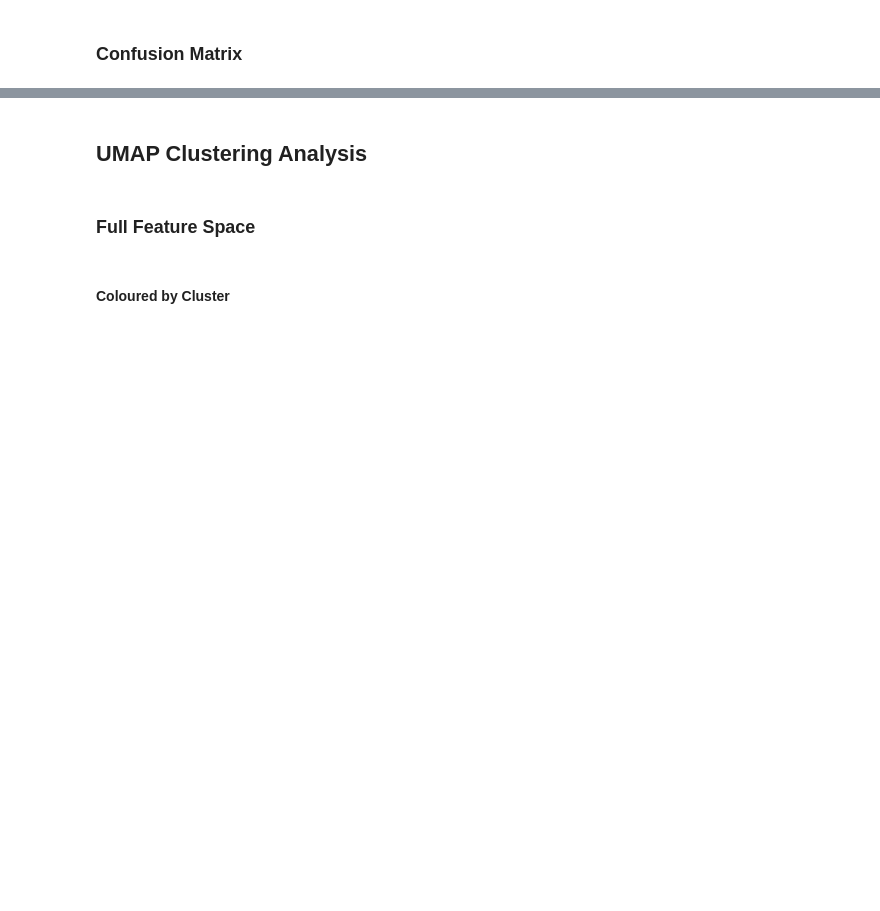
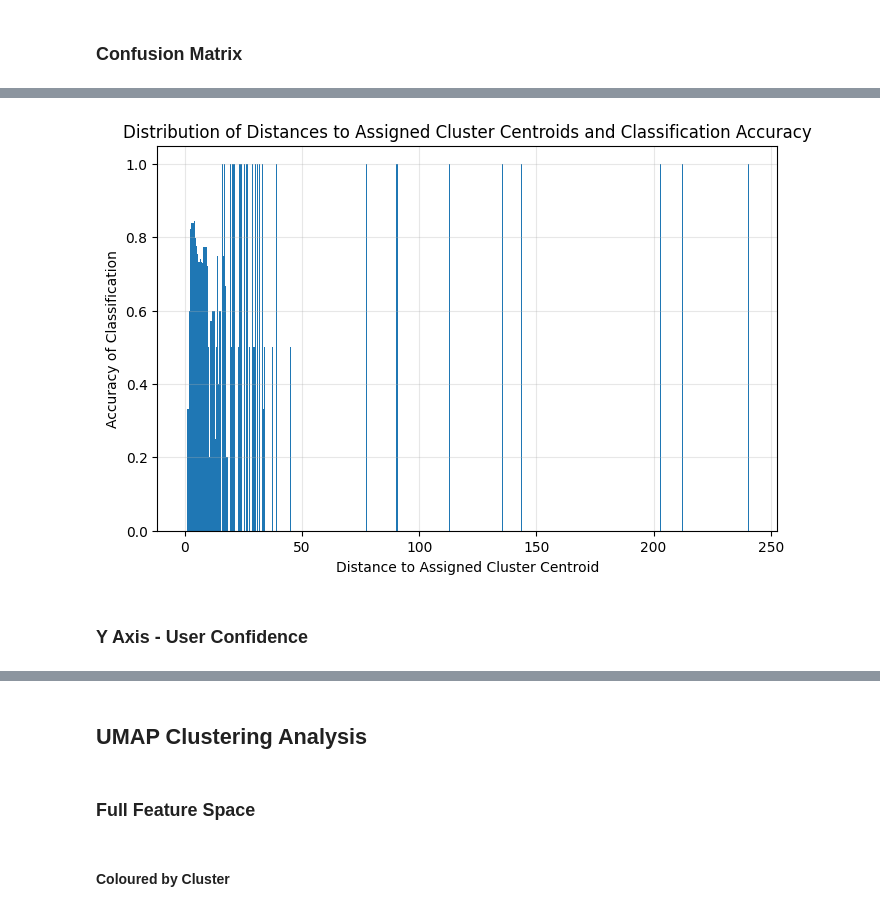
Before and after one commit to Kirstyelli-Work/MSc_Project, a Jupyter notebook: GZD_5_Classification.ipynb, the cells around one changed output, grey strips where cells are left out. Cells and saved outputs as stored; diff of their text form; code cells hidden in the pictures; blank space fills up the shorter version.

```diff
--- a/GZD_5_Classification.ipynb
+++ b/GZD_5_Classification.ipynb
@@ -275,0 +351,6 @@ plt.show()
+# %%
+# Was the classification correct?
+test_subset["Correct"] = (test_subset["Predicted_Label"] == test_subset["Volunteer_Label"])
+accuracy = grouped["Correct"].mean()
+print('Accuracy: ', accuracy.shape)
+print(accuracy.head(n=10))
@@ -275,0 +371,14 @@ plt.show()
+# %%
+plt.figure(figsize=(8,5))
+plt.bar(centres, accuracy.values, width=bin_width, align="center")
+
+#plt.xlim(0, 15)
+plt.xlabel("Distance to Assigned Cluster Centroid")
+plt.ylabel("Accuracy of Classification")
+plt.title("Distribution of Distances to Assigned Cluster Centroids and Classification Accuracy")
+plt.grid(alpha=0.3)
+plt.show()
+# %% [output]
+[figure, added]
+# %% [markdown]
+### Y Axis - User Confidence
```
Also changed, not shown: parts of 26 cells of this notebook, 1 other file.
